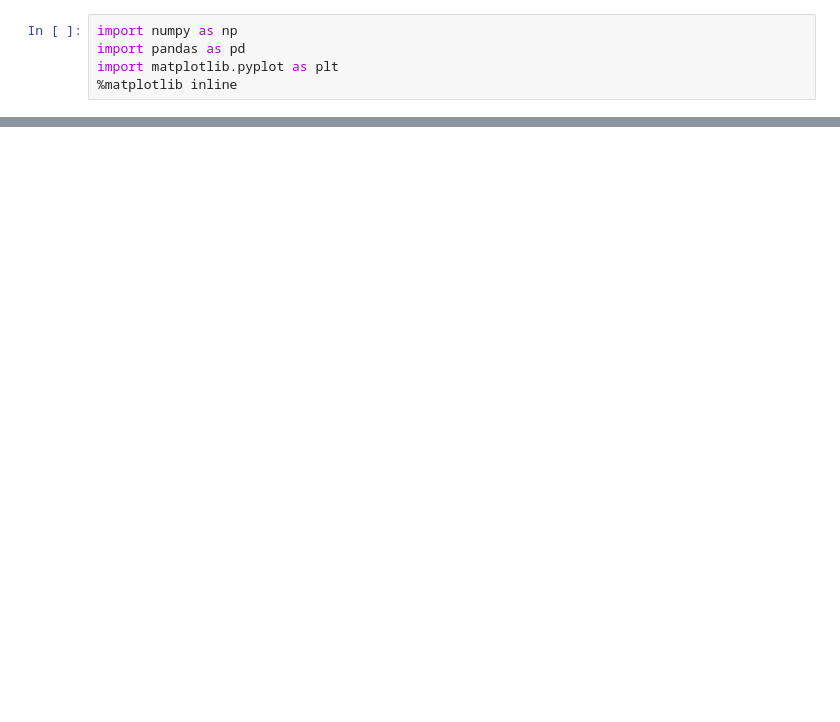
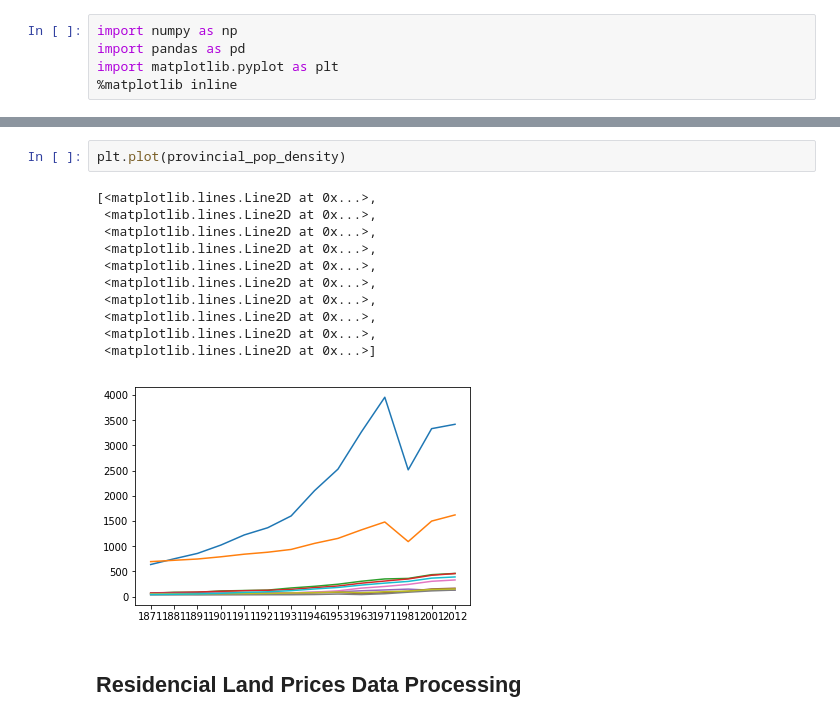
Before and after one commit to shanikalakshani/CS5617-PROJECT-01, a Jupyter notebook: visualization.ipynb, the cells around one changed output, grey strips where cells are left out. Saved outputs shown, nothing was run; the diff lists cells and outputs as text; blank space fills up the shorter version.

```diff
--- a/visualization.ipynb
+++ b/visualization.ipynb
@@ -76,0 +157,16 @@ dataset_area.head()
+# %%
+plt.plot(provincial_pop_density)
+# %% [output]
+[<matplotlib.lines.Line2D at 0x...>,
+ <matplotlib.lines.Line2D at 0x...>,
+ <matplotlib.lines.Line2D at 0x...>,
+ <matplotlib.lines.Line2D at 0x...>,
+ <matplotlib.lines.Line2D at 0x...>,
+ <matplotlib.lines.Line2D at 0x...>,
+ <matplotlib.lines.Line2D at 0x...>,
+ <matplotlib.lines.Line2D at 0x...>,
+ <matplotlib.lines.Line2D at 0x...>,
+ <matplotlib.lines.Line2D at 0x...>]
+[figure, added]
+# %% [markdown]
+## Residencial Land Prices Data Processing
```
Also changed, not shown: parts of 21 cells of this notebook, 1 other file.
